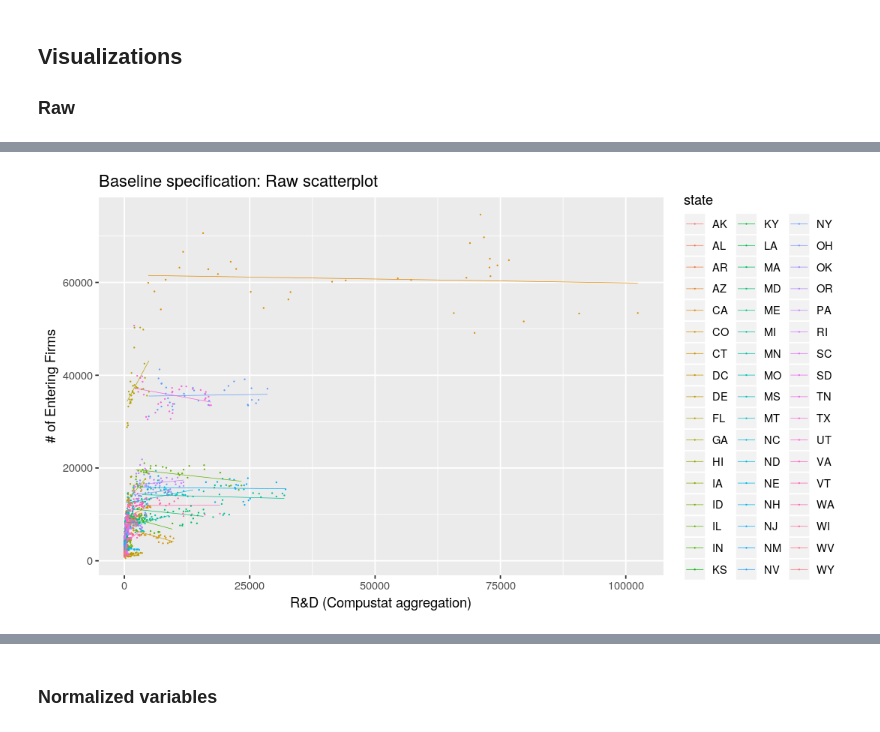
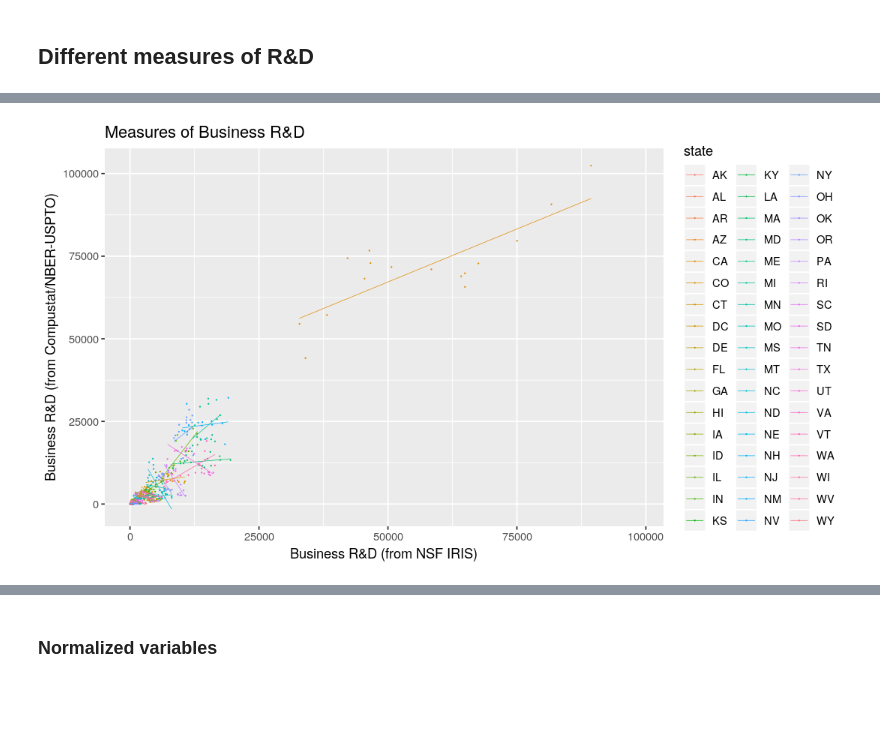
Before and after one commit to nfernandez-arias/Endogenous-growth-with-spinouts, a Jupyter notebook: data/work/jupyter notebooks/State-year regressions.ipynb, the cells around one changed output, grey strips where cells are left out. Cells and saved outputs as stored; diff of their text form; code cells hidden in the pictures; blank space fills up the shorter version.

```diff
--- a/data/work/jupyter notebooks/State-year regressions.ipynb
+++ b/data/work/jupyter notebooks/State-year regressions.ipynb
@@ -43,14 +117,12 @@ head(data)
-# %% [markdown]
-## Visualizations
-
-### Raw
+# %% [markdown]
+## Different measures of R&D
 # %%
 options(repr.plot.width = 9, repr.plot.height = 5)
 
-ggplot(data,aes(x = xrd, y = Firms, color = state)) +
+ggplot(data,aes(x = xrdBusinessNSF, y = xrd, color = state)) +
     geom_point(size = 0) +
     geom_smooth(method = lm,size = 0.2, se = FALSE) +
-    labs(x = "R&D (Compustat aggregation)", y = "# of Entering Firms") +
-    ggtitle("Baseline specification: Raw scatterplot")
+    labs(x = "Business R&D (from NSF IRIS)", y = "Business R&D (from Compustat/NBER-USPTO)") +
+    ggtitle("Measures of Business R&D")
 # %% [output]
 Warning message:
@@ -59 +131 @@ Warning message:
-[figure, old version]
+[figure, new version]
```
Also changed, not shown: parts of 31 cells of this notebook, 11 other files.
